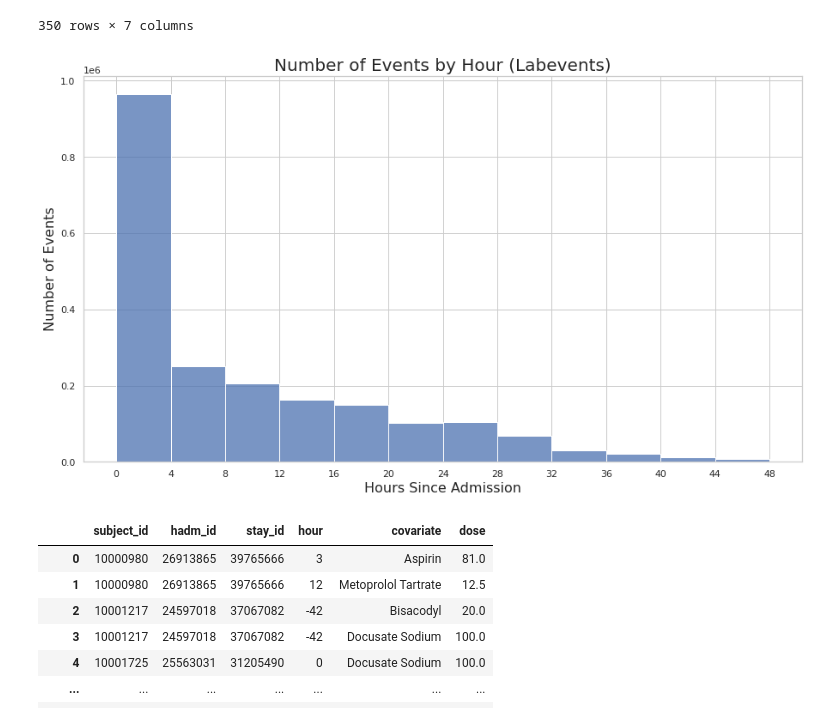
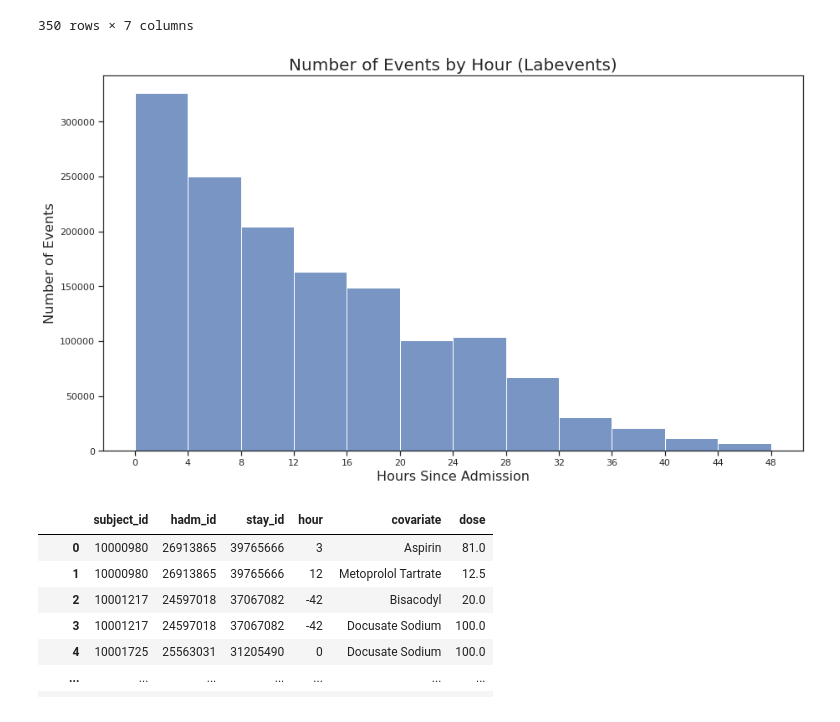
Before and after one commit to suvdzul/Reproduce-RNN-paper, a Jupyter notebook: analyze/Exploratory_Analysis.ipynb, the cells around one changed output. Saved outputs shown, nothing was run; the diff lists cells and outputs as text; code cells hidden in the pictures.

```diff
--- a/analyze/Exploratory_Analysis.ipynb
+++ b/analyze/Exploratory_Analysis.ipynb
@@ -354,20 +352,19 @@ lab_data[lab_data['hour']>48]
 | 2008524 | 19682968 | 22000460 | 30069861 | 49 | pO2 | 128.00 | 128.00 |
 350 rows × 7 columns
 # %%
-lab_data['hour'] = np.where((lab_data.hour < 0), 0, lab_data.hour)
-lab_data['hour'] = np.where((lab_data.hour > 48), 48, lab_data.hour)
+lab_data = lab_data[(1 <= lab_data['hour']) & (lab_data['hour']<= 48)]
 # %%
 # Plotting events by hours (charttime - admittime)
 fig, ax = plt.subplots()
 sns.set(style="ticks", font_scale=1)
-sns.histplot(data=lab_data, x='hour',bins=12, ax=ax)
+sns.histplot(data=lab_data, x='hour',bins=[0,4,8,12,16,20,24,28,32,36,40,44,48], ax=ax)
 ax.set_xticks(range(0,52,4))
 plt.xlabel("Hours Since Admission", fontsize=16)
 plt.ylabel("Number of Events", fontsize=16)
 plt.title("Number of Events by Hour (Labevents)", fontsize=20)
 plt.show(sns)
 # %% [output]
-[figure, old version]
+[figure, new version]
 # %%
 drug = run_query(f'''
 SELECT *
```
Also changed, not shown: parts of 7 cells of this notebook.
